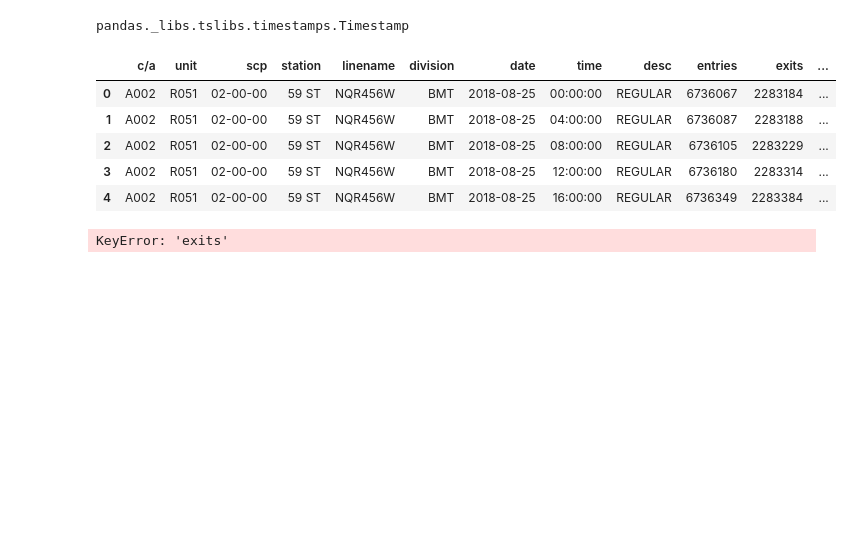
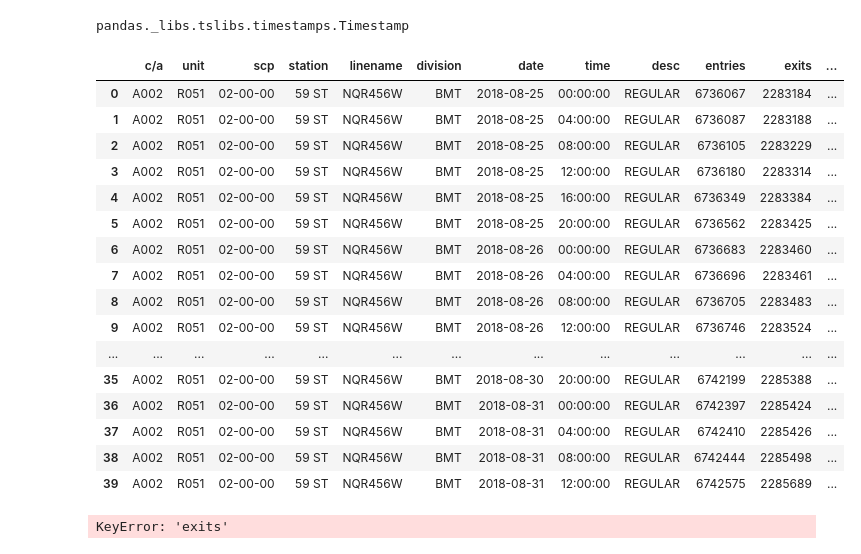
Before and after one commit to Mcllstr/dsc-pandas-series-and-dataframes-lab-dc-ds-060319, a Jupyter notebook: index.ipynb, the cells around one changed output. Saved outputs shown, nothing was run; the diff lists cells and outputs as text; code cells hidden in the pictures; blank space fills up the shorter version.

```diff
--- a/index.ipynb
+++ b/index.ipynb
@@ -139,16 +139,27 @@ pandas._libs.tslibs.timestamps.Timestamp
 # %%
 df['dayoweek'] = df['date'].dt.dayofweek
 
 df.dayoweek
-df.head()
+df.head(40)
 #df.columns
 # %% [output]
 |  | c/a | unit | scp | station | linename | division | date | time | desc | entries | exits | ... |
 | 0 | A002 | R051 | 02-00-00 | 59 ST | NQR456W | BMT | 2018-08-25 | 00:00:00 | REGULAR | 6736067 | 2283184 | ... |
 | 1 | A002 | R051 | 02-00-00 | 59 ST | NQR456W | BMT | 2018-08-25 | 04:00:00 | REGULAR | 6736087 | 2283188 | ... |
 | 2 | A002 | R051 | 02-00-00 | 59 ST | NQR456W | BMT | 2018-08-25 | 08:00:00 | REGULAR | 6736105 | 2283229 | ... |
 | 3 | A002 | R051 | 02-00-00 | 59 ST | NQR456W | BMT | 2018-08-25 | 12:00:00 | REGULAR | 6736180 | 2283314 | ... |
 | 4 | A002 | R051 | 02-00-00 | 59 ST | NQR456W | BMT | 2018-08-25 | 16:00:00 | REGULAR | 6736349 | 2283384 | ... |
+| 5 | A002 | R051 | 02-00-00 | 59 ST | NQR456W | BMT | 2018-08-25 | 20:00:00 | REGULAR | 6736562 | 2283425 | ... |
+| 6 | A002 | R051 | 02-00-00 | 59 ST | NQR456W | BMT | 2018-08-26 | 00:00:00 | REGULAR | 6736683 | 2283460 | ... |
+| 7 | A002 | R051 | 02-00-00 | 59 ST | NQR456W | BMT | 2018-08-26 | 04:00:00 | REGULAR | 6736696 | 2283461 | ... |
+| 8 | A002 | R051 | 02-00-00 | 59 ST | NQR456W | BMT | 2018-08-26 | 08:00:00 | REGULAR | 6736705 | 2283483 | ... |
+| 9 | A002 | R051 | 02-00-00 | 59 ST | NQR456W | BMT | 2018-08-26 | 12:00:00 | REGULAR | 6736746 | 2283524 | ... |
+| ... | ... | ... | ... | ... | ... | ... | ... | ... | ... | ... | ... | ... |
+| 35 | A002 | R051 | 02-00-00 | 59 ST | NQR456W | BMT | 2018-08-30 | 20:00:00 | REGULAR | 6742199 | 2285388 | ... |
+| 36 | A002 | R051 | 02-00-00 | 59 ST | NQR456W | BMT | 2018-08-31 | 00:00:00 | REGULAR | 6742397 | 2285424 | ... |
+| 37 | A002 | R051 | 02-00-00 | 59 ST | NQR456W | BMT | 2018-08-31 | 04:00:00 | REGULAR | 6742410 | 2285426 | ... |
+| 38 | A002 | R051 | 02-00-00 | 59 ST | NQR456W | BMT | 2018-08-31 | 08:00:00 | REGULAR | 6742444 | 2285498 | ... |
+| 39 | A002 | R051 | 02-00-00 | 59 ST | NQR456W | BMT | 2018-08-31 | 12:00:00 | REGULAR | 6742575 | 2285689 | ... |
 # %%
 def dow_num_to_day(num, col):
     if (num[col] > 6).any():
```
